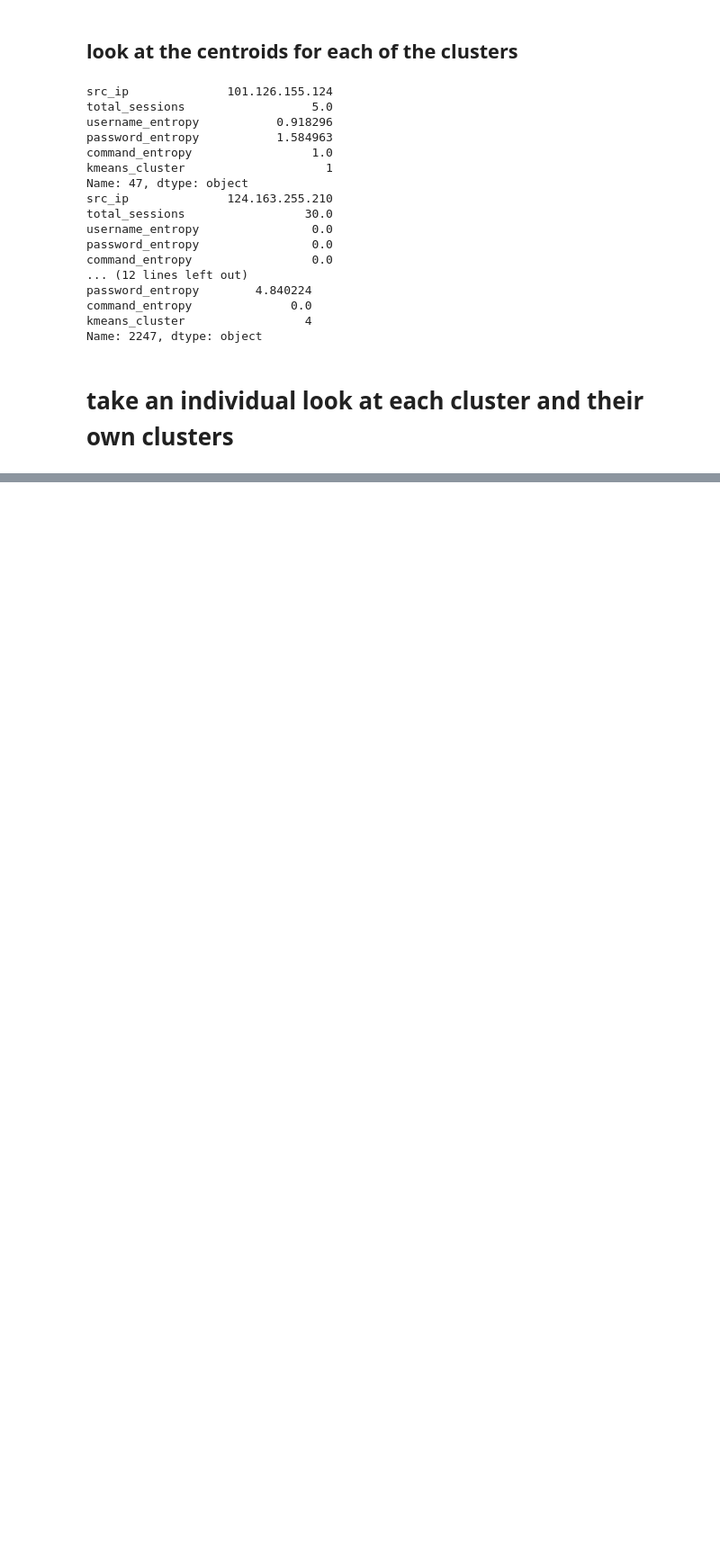
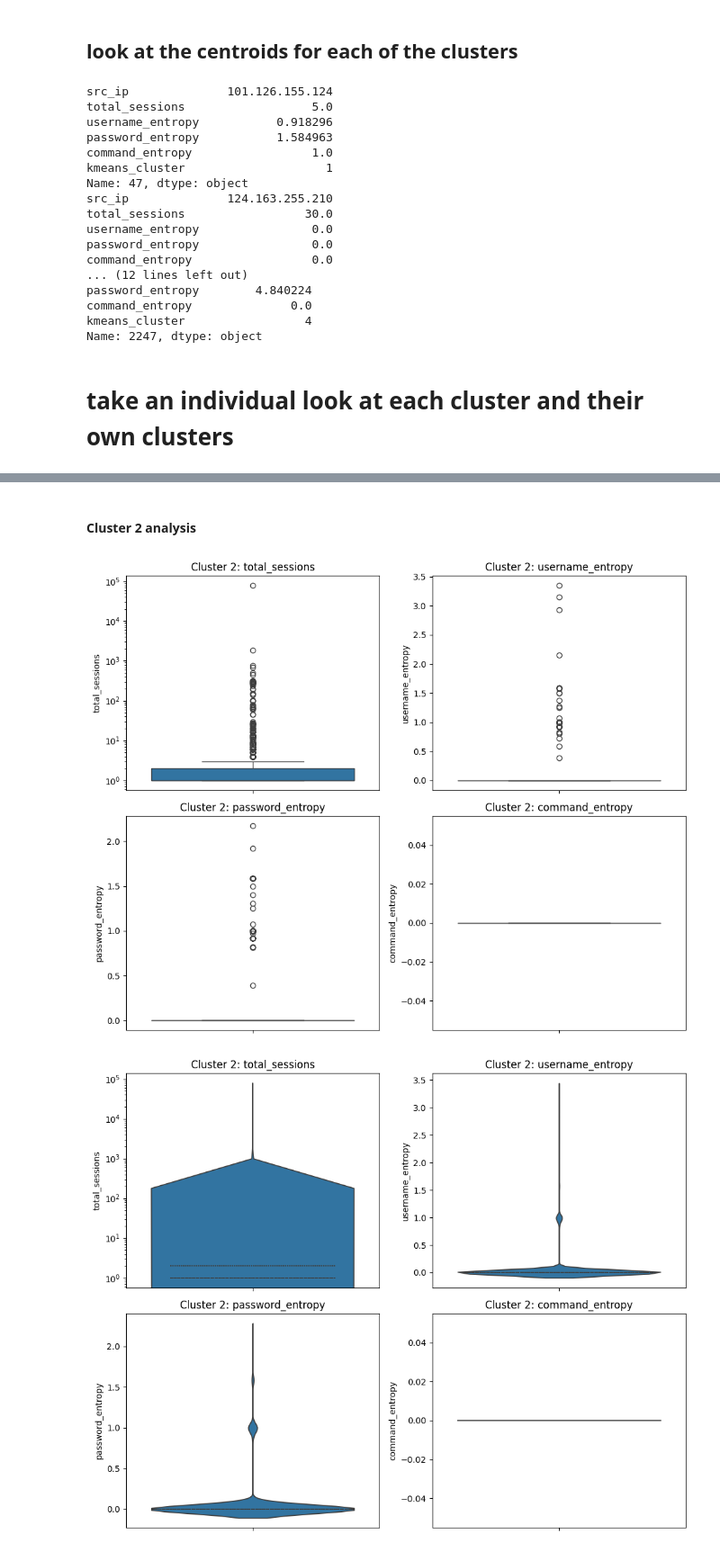
Before and after one commit to E-Savage/Cowrie-Behavioral-Analyasis, a Jupyter notebook: honeypot_entropy_analysis.ipynb, the cells around one changed output, grey strips where cells are left out. Shown at 90% size. Cells and saved outputs as stored; diff of their text form; code cells hidden in the pictures; blank space fills up the shorter version.

Commit message:
last update

```diff
--- a/honeypot_entropy_analysis.ipynb
+++ b/honeypot_entropy_analysis.ipynb
@@ -474,0 +713,74 @@ Name: 2247, dtype: object
+# %% [markdown]
+#### Cluster 2 analysis
+# %%
+# cluster 2 analysis
+boxplots_cluster(kmeans_cluster_2_clean, title_prefix="Cluster 2")
+violins_cluster(kmeans_cluster_2_clean, title_prefix="Cluster 2")
+pairplot_cluster(kmeans_cluster_2_clean, title="Cluster 2 pairplot")
+corr_cluster2 = corr_heatmap_cluster(kmeans_cluster_2_clean, title="Cluster 2 correlations")
+
+# make a dendrogram for cluster 2
+# normalize cluster 2 data
+from sklearn.preprocessing import MinMaxScaler
+scaler = MinMaxScaler()
+kmeans_cluster_2_normalized = scaler.fit_transform(kmeans_cluster_2_clean)
+linked = linkage(kmeans_cluster_2_normalized, method='ward')
+plt.figure(figsize=(10, 7))
+dendrogram(
+    linked,
+    truncate_mode='lastp',   # or 'level'
+    p=30,                    # show only last 30 merged clusters
+    show_leaf_counts=True,
+    leaf_rotation=90,
+)
+plt.title('Dendrogram of KMeans Cluster 2 Features')
+plt.xlabel('Sample index')
+plt.ylabel('Distance')
+plt.savefig('nov_14/cluster2/dendrogram_kmeans_cluster_2.png', dpi=300, bbox_inches='tight')
+plt.show()
+
+# find optimal number of subclusters for cluster 2 using silhouette and DBI
+silhouette_scores = []
+davies_bouldin_scores = []
+k_range = range(2, 6)
+for k in k_range:
+    kmeans = KMeans(n_clusters=k, random_state=42, n_init='auto')
+    labels = kmeans.fit_predict(kmeans_cluster_2_normalized)
+    silhouette_avg = silhouette_score(kmeans_cluster_2_normalized, labels)
+    dbi = davies_bouldin_score(kmeans_cluster_2_normalized, labels)
+    silhouette_scores.append(silhouette_avg)
+    davies_bouldin_scores.append(dbi)
+# Plotting the scores
+plt.figure(figsize=(12, 6))
+plt.subplot(1, 2, 1)
+plt.plot(k_range, silhouette_scores, marker='o')
+plt.title('KMeans Silhouette Score vs. Number of Clusters (Cluster 2)')
+plt.xlabel('Number of Clusters')
+plt.ylabel('Silhouette Score')
+plt.subplot(1, 2, 2)
+plt.plot(k_range, davies_bouldin_scores, marker='o')
+plt.title('KMeans Davies-Bouldin Score vs. Number of Clusters (Cluster 2)')
+plt.xlabel('Number of Clusters')
+plt.ylabel('Davies-Bouldin Score')
+plt.tight_layout()
+plt.savefig('nov_14/cluster2/kmeans_cluster_2_evaluation.png', dpi=300, bbox_inches='tight')
+plt.show()
+
+
+# find centroids for cluster 2
+kmeans_cluster_2_kmeans = KMeans(n_clusters=2, random_state=42, n_init='auto')
+kmeans_cluster_2_kmeans.fit(kmeans_cluster_2_normalized)
+kmeans_cluster_2_labels = kmeans_cluster_2_kmeans.labels_
+kmeans_cluster_2['subcluster'] = kmeans_cluster_2_labels + 1
+print("KMeans Cluster 2 Subcluster Labels:")
+print(kmeans_cluster_2.head())
+print("KMeans Cluster 2 Subcluster Counts:")
+print(kmeans_cluster_2['subcluster'].value_counts())
+# centroids
+centroids_cluster_2 = kmeans_cluster_2_kmeans.cluster_centers_
+centroids_cluster_2_df = pd.DataFrame(centroids_cluster_2, columns=features)
+print("KMeans Cluster 2 Centroids:")
+print(centroids_cluster_2_df)
+# %% [output]
+[figure, added]
+[figure, added]
```
Also changed, not shown: parts of 11 cells of this notebook.
